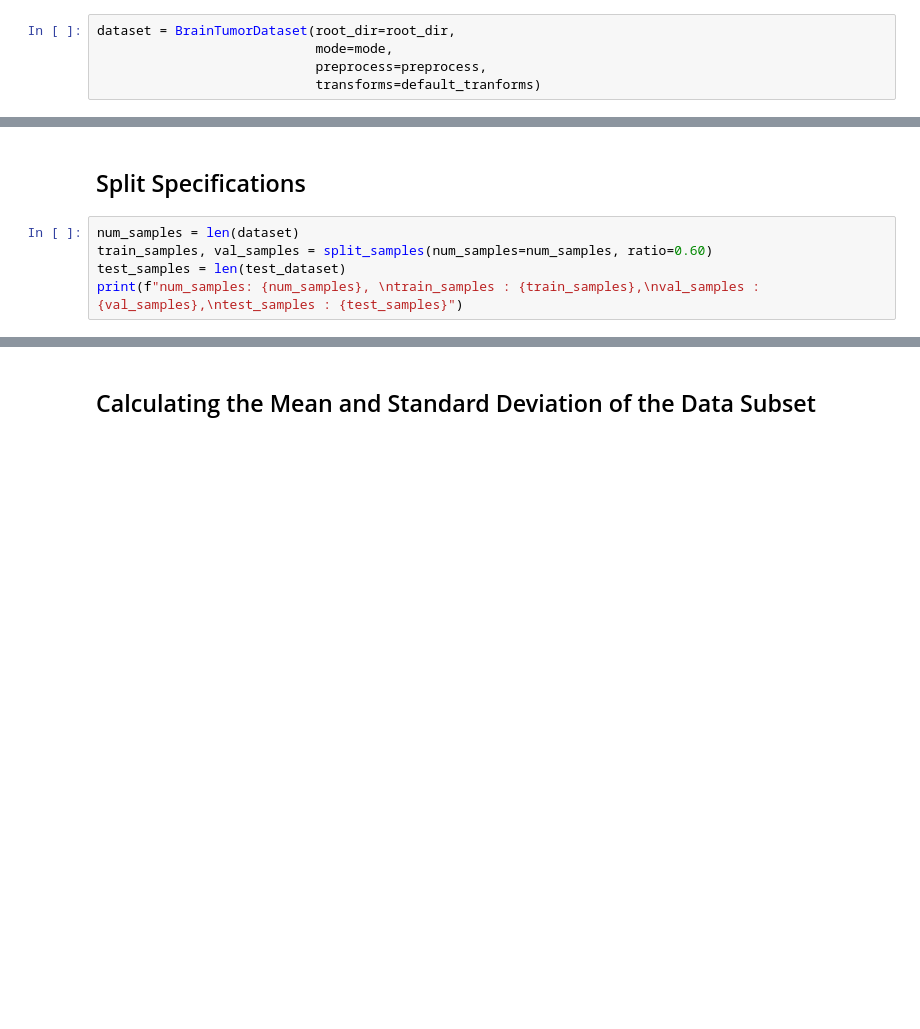
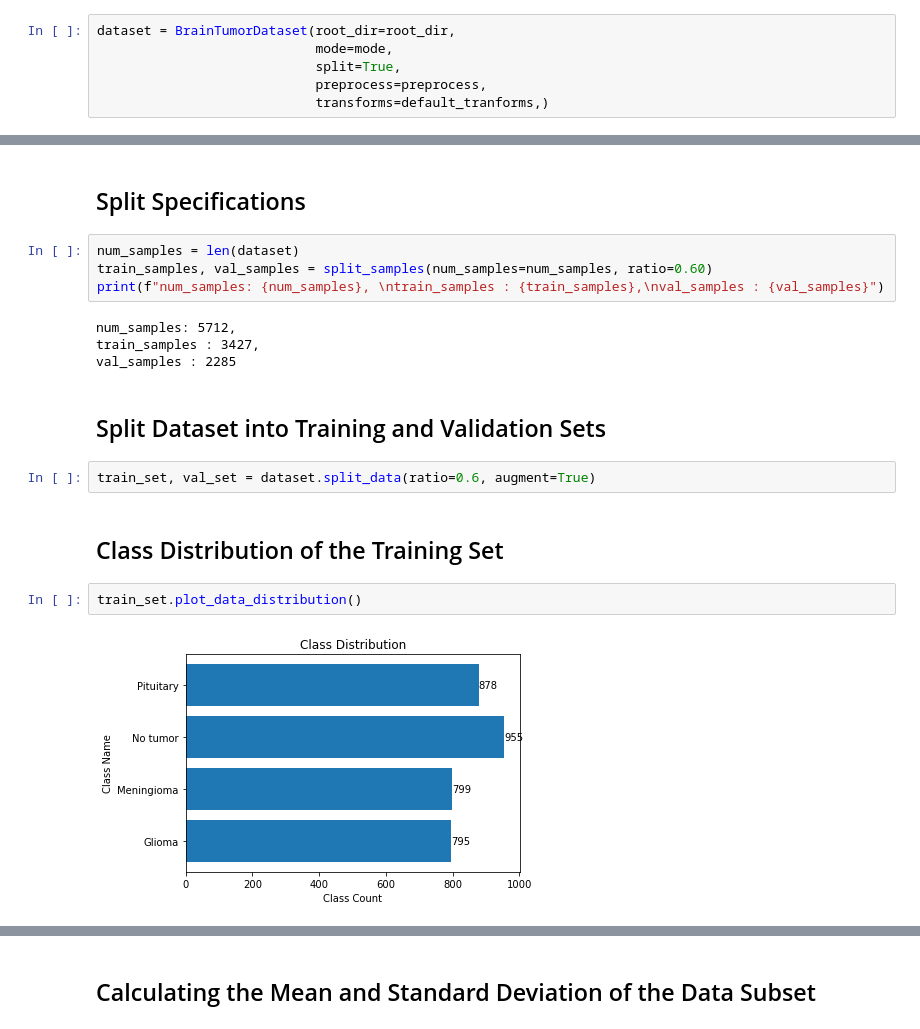
Before and after one commit to Mouafak-Khaled/Brain-Tumor-Classification-Using-CNN, a Jupyter notebook: train.ipynb, the cells around one changed output, grey strips where cells are left out. Cells and saved outputs as stored; diff of their text form; blank space fills up the shorter version.

```diff
--- a/train.ipynb
+++ b/train.ipynb
@@ -37,6 +37,7 @@ dataset_mean_file = os.path.join(os.getcwd(), 'mean_and_std.txt')
 # %%
 dataset = BrainTumorDataset(root_dir=root_dir,
                             mode=mode,
+                            split=True,
                             preprocess=preprocess,
-                            transforms=default_tranforms)
+                            transforms=default_tranforms,)
 # %% [markdown]
@@ -64,5 +72,18 @@ test_dataset.plot_data_distribution()
 # %%
 num_samples = len(dataset)
 train_samples, val_samples = split_samples(num_samples=num_samples, ratio=0.60)
-test_samples = len(test_dataset)
-print(f"num_samples: {num_samples}, \ntrain_samples : {train_samples},\nval_samples : {val_samples},\ntest_samples : {test_samples}")
+print(f"num_samples: {num_samples}, \ntrain_samples : {train_samples},\nval_samples : {val_samples}")
+# %% [output]
+num_samples: 5712,
+train_samples : 3427,
+val_samples : 2285
+# %% [markdown]
+## Split Dataset into Training and Validation Sets
+# %%
+train_set, val_set = dataset.split_data(ratio=0.6, augment=True)
+# %% [markdown]
+## Class Distribution of the Training Set
+# %%
+train_set.plot_data_distribution()
+# %% [output]
+[figure, added]
```
Also changed, not shown: parts of 37 cells of this notebook, 5 other files.
